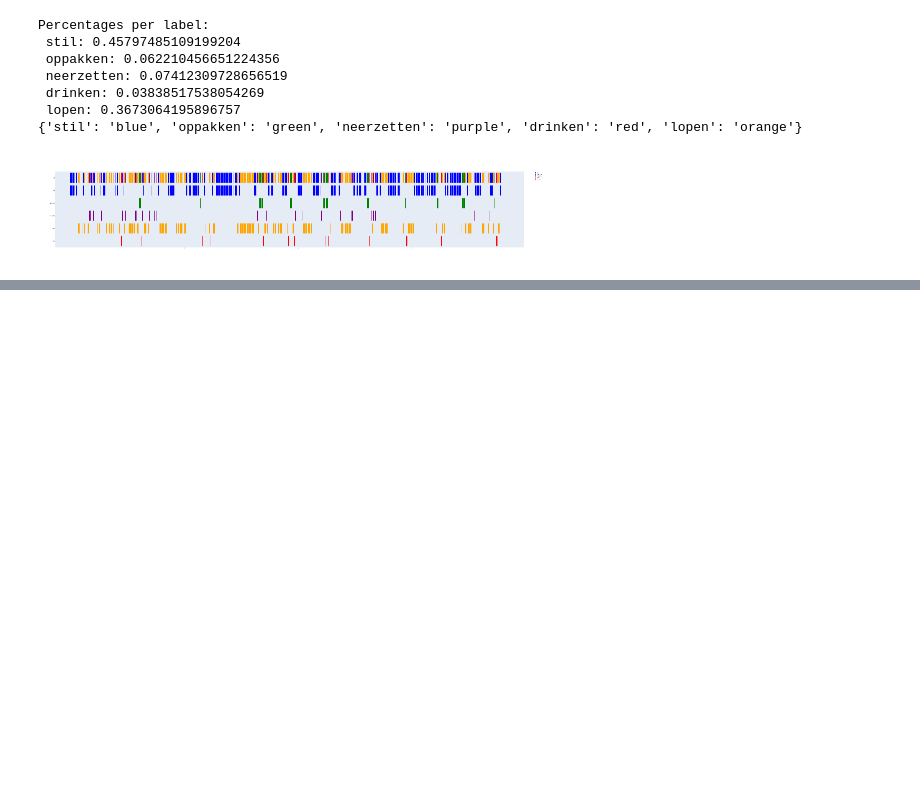
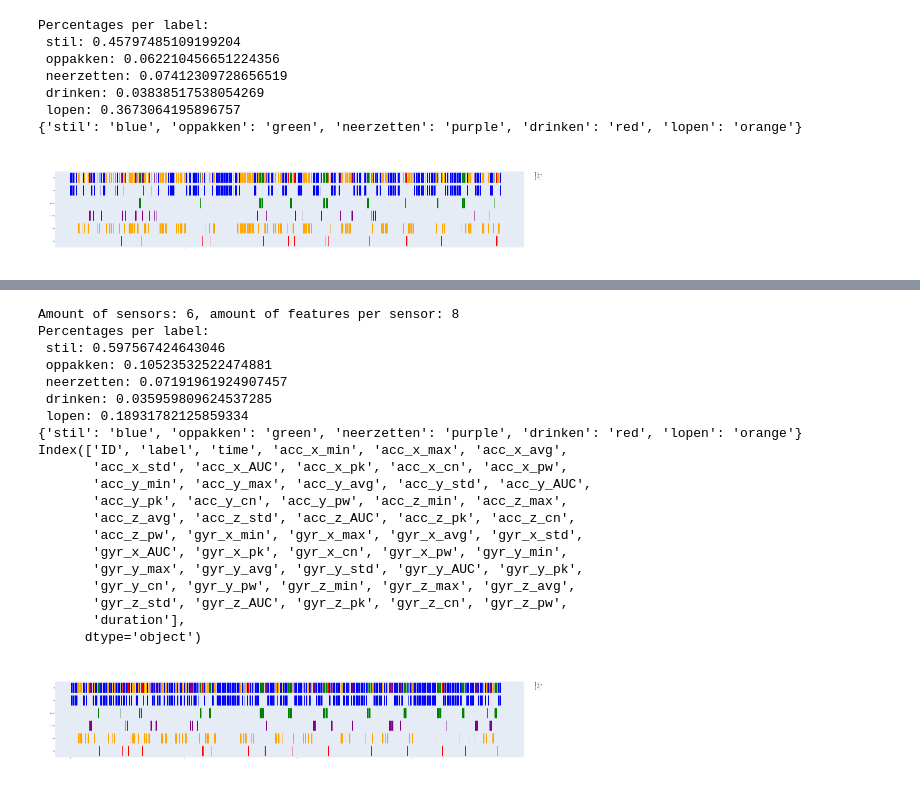
Before and after one commit to iantmn/Capstone-AI-IoT, a Jupyter notebook: Notebook.ipynb, the cells around one changed output, grey strips where cells are left out. Cells and saved outputs as stored; diff of their text form; code cells hidden in the pictures; blank space fills up the shorter version.

Commit message:
New data unacquired, but usable

```diff
--- a/Notebook.ipynb
+++ b/Notebook.ipynb
@@ -155,0 +166,49 @@ Percentages per label:
+# %%
+"""Ik kan dit nog in een aparte file zetten maar misschien is het ook leuk om alle code een keer bij elkaar te zien"""
+
+empty_files([f'Preprocessed-data/{Activity}_new/features_{Activity}_new.txt',
+             f'Preprocessed-data/{Activity}_new/features_{Activity}_new_scaled.csv',
+             f'Preprocessed-data/{Activity}_new/processed_data_files.txt'])
+
+# Load the model that you made using pickle
+model = pickle.load(open(fr'Models/model_{Activity}_{active_learning_iterations}.pickle', 'rb'))
+
+# Preprocess the new data
+pre_new = Preprocessing(f'{Activity}_new')
+pre_new.windowing([r'GoPro\Gijs_Mok\Gijs_Mok_GH010035-ACCL.csv', r'GoPro\Gijs_Mok\Gijs_Mok_GH010035-GYRO.csv'], 'GoPro\Gijs_Mok\GL010035_LRV.mp4',
+              start_offset=0, stop_offset=0, size=frame_size, offset=frame_offset, epsilon=0.01, do_plot=False, do_scale=True)
+
+# Predict the label of all samples based on the
+new_dataset = pd.read_csv(fr'Preprocessed-data/{Activity}_new/features_{Activity}_new_scaled.csv', delimiter=',')
+predictions = model.predict(np.array(new_dataset.iloc[:, 3:]))
+
+# Replace the labels and write them to a new AL prediction file
+new_dataset['label'] = predictions
+new_dataset.to_csv(fr'Preprocessed-data/{Activity}_new/features_{Activity}_new_scaled_AL_predictionss.csv', index=False)
+
+# Use the new file to retrieve the predicted timeline
+stats = Stats(fr'Preprocessed-data/{Activity}_new/features_{Activity}_new_scaled_AL_predictionss.csv', labels)
+stats.print_percentages()
+stats.show_ghan_chart(frame_offset)
+# %% [output]
+Amount of sensors: 6, amount of features per sensor: 8
+Percentages per label:
+ stil: 0.597567424643046
+ oppakken: 0.10523532522474881
+ neerzetten: 0.07191961924907457
+ drinken: 0.035959809624537285
+ lopen: 0.18931782125859334
+{'stil': 'blue', 'oppakken': 'green', 'neerzetten': 'purple', 'drinken': 'red', 'lopen': 'orange'}
+Index(['ID', 'label', 'time', 'acc_x_min', 'acc_x_max', 'acc_x_avg',
+       'acc_x_std', 'acc_x_AUC', 'acc_x_pk', 'acc_x_cn', 'acc_x_pw',
+       'acc_y_min', 'acc_y_max', 'acc_y_avg', 'acc_y_std', 'acc_y_AUC',
+       'acc_y_pk', 'acc_y_cn', 'acc_y_pw', 'acc_z_min', 'acc_z_max',
+       'acc_z_avg', 'acc_z_std', 'acc_z_AUC', 'acc_z_pk', 'acc_z_cn',
+       'acc_z_pw', 'gyr_x_min', 'gyr_x_max', 'gyr_x_avg', 'gyr_x_std',
+       'gyr_x_AUC', 'gyr_x_pk', 'gyr_x_cn', 'gyr_x_pw', 'gyr_y_min',
+       'gyr_y_max', 'gyr_y_avg', 'gyr_y_std', 'gyr_y_AUC', 'gyr_y_pk',
+       'gyr_y_cn', 'gyr_y_pw', 'gyr_z_min', 'gyr_z_max', 'gyr_z_avg',
+       'gyr_z_std', 'gyr_z_AUC', 'gyr_z_pk', 'gyr_z_cn', 'gyr_z_pw',
+       'duration'],
+      dtype='object')
+[figure, added]
```
Also changed, not shown: parts of 7 cells of this notebook, 10 other files.
